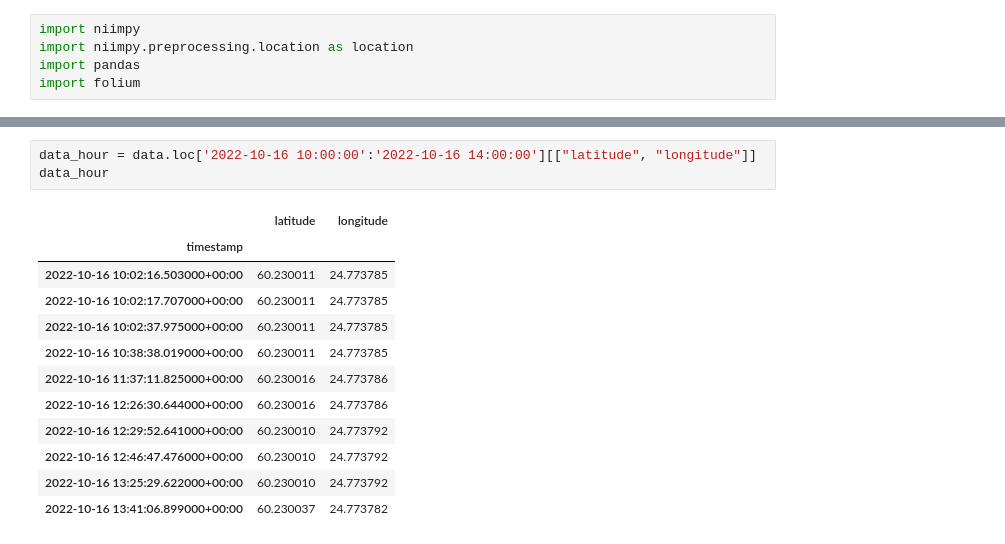
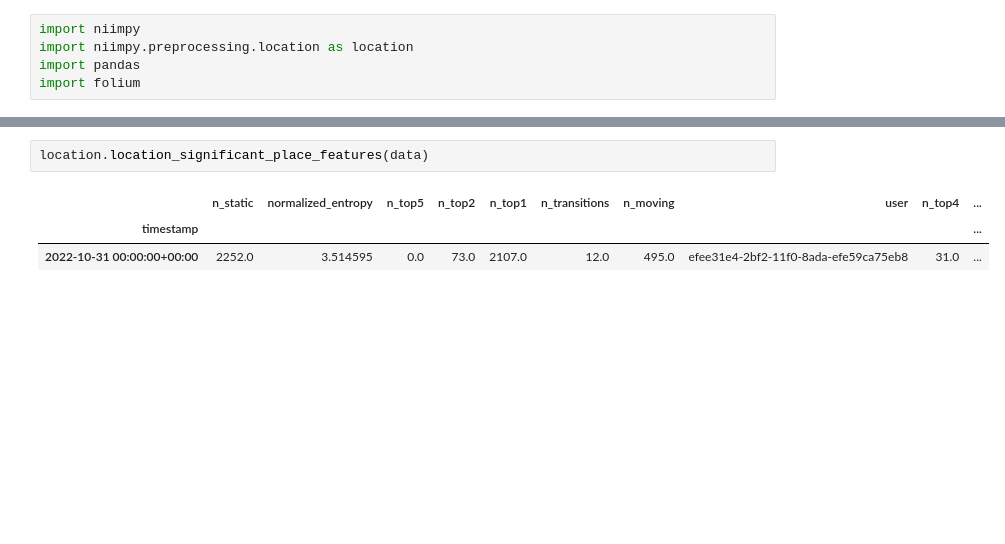
Before and after one commit to rantahar/NRSE2025, a Jupyter notebook: location_to_map.ipynb, the cells around one changed output, grey strips where cells are left out. Cells and saved outputs as stored; diff of their text form; blank space fills up the shorter version.

```diff
--- a/location_to_map.ipynb
+++ b/location_to_map.ipynb
@@ -36,16 +24,6 @@ data
-# %%
-data_hour = data.loc['2022-10-16 10:00:00':'2022-10-16 14:00:00'][["latitude", "longitude"]]
-data_hour
-# %% [output]
-|  | latitude | longitude |
-| timestamp |  |  |
-| 2022-10-16 10:02:16.503000+00:00 | 60.230011 | 24.773785 |
-| 2022-10-16 10:02:17.707000+00:00 | 60.230011 | 24.773785 |
-| 2022-10-16 10:02:37.975000+00:00 | 60.230011 | 24.773785 |
-| 2022-10-16 10:38:38.019000+00:00 | 60.230011 | 24.773785 |
-| 2022-10-16 11:37:11.825000+00:00 | 60.230016 | 24.773786 |
-| 2022-10-16 12:26:30.644000+00:00 | 60.230016 | 24.773786 |
-| 2022-10-16 12:29:52.641000+00:00 | 60.230010 | 24.773792 |
-| 2022-10-16 12:46:47.476000+00:00 | 60.230010 | 24.773792 |
-| 2022-10-16 13:25:29.622000+00:00 | 60.230010 | 24.773792 |
-| 2022-10-16 13:41:06.899000+00:00 | 60.230037 | 24.773782 |
+# %%
+location.location_significant_place_features(data)
+# %% [output]
+|  | n_static | normalized_entropy | n_top5 | n_top2 | n_top1 | n_transitions | n_moving | user | n_top4 | ... |
+| timestamp |  |  |  |  |  |  |  |  |  | ... |
+| 2022-10-31 00:00:00+00:00 | 2252.0 | 3.514595 | 0.0 | 73.0 | 2107.0 | 12.0 | 495.0 | efee31e4-2bf2-11f0-8ada-efe59ca75eb8 | 31.0 | ... |
```
Also changed, not shown: parts of 4 cells of this notebook, 2 other files.
